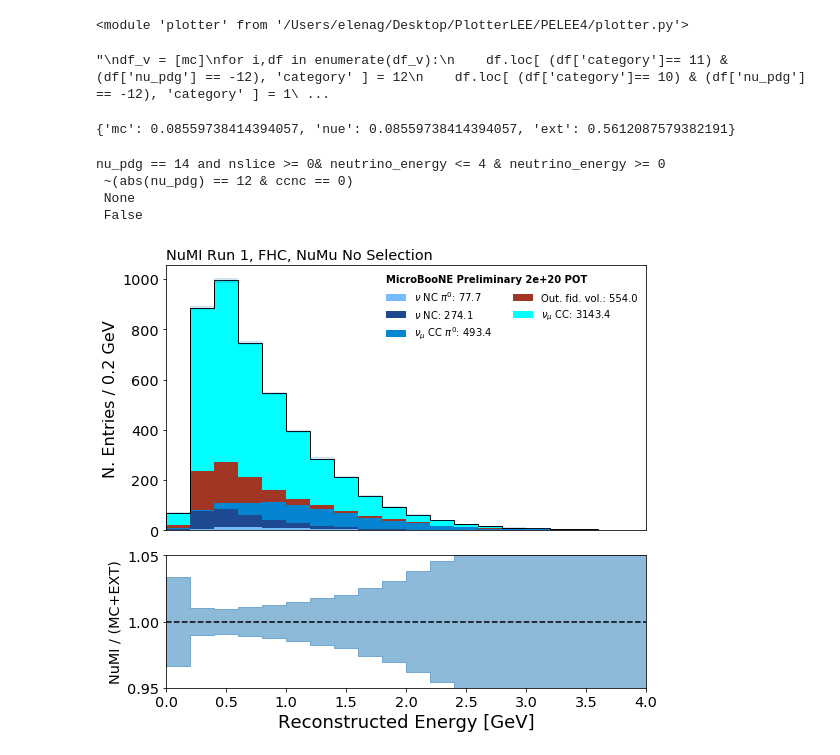
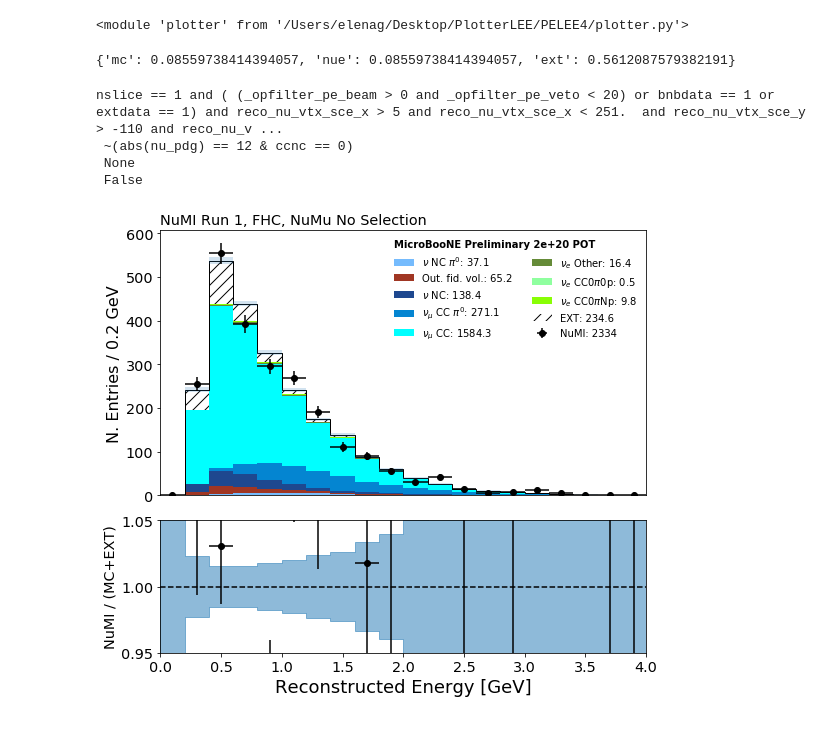
Before and after one commit to ubneutrinos/PELEE, a Jupyter notebook: PlotterNuMI_NuMu.ipynb, the cells around one changed output. Saved outputs shown, nothing was run; the diff lists cells and outputs as text; code cells hidden in the pictures.

```diff
--- a/PlotterNuMI_NuMu.ipynb
+++ b/PlotterNuMI_NuMu.ipynb
@@ -374,16 +378,6 @@ importlib.reload(plotter)
 # %%
 # muon selection
 QUERY = NUMUPRESEL #NUMUSEL #'nslice == 1'
-# %%
-'''
-df_v = [mc]
-for i,df in enumerate(df_v):
-    df.loc[ (df['category']== 11) & (df['nu_pdg'] == -12), 'category' ] = 12
-    df.loc[ (df['category']== 10) & (df['nu_pdg'] == -12), 'category' ] = 1
-    df.loc[ (df['category']== 10) & (df['nu_pdg'] ==  12), 'category' ] = 1
-'''
-# %% [output]
-"\ndf_v = [mc]\nfor i,df in enumerate(df_v):\n    df.loc[ (df['category']== 11) & (df['nu_pdg'] == -12), 'category' ] = 12\n    df.loc[ (df['category']== 10) & (df['nu_pdg'] == -12), 'category' ] = 1\ ...
 # %%
 import plotter
 import importlib
@@ -431,7 +425,8 @@ DIRTSEL += ' and (reco_nu_vtx_sce_x < 3 ) '
 #DIRTSEL = NUMUPRESEL + ' and topological_score < 0.06 '
 
 
-QUERY = "nu_pdg == 14 and nslice >= 0" #DIRTSEL
+QUERY = NUMUSEL + " and n_protons_tot > 0"
+
 import matplotlib.pyplot as plt
 import matplotlib
 
@@ -447,41 +442,43 @@ VARIABLE, BINS, RANGE, XTIT = 'reco_nu_vtx_sce_y',100,(-120,-100),"vtx y [cm]"
 VARIABLE, BINS, RANGE, XTIT = 'reco_nu_vtx_sce_x',100,(0,5),"vtx x [cm]"
 
 VARIABLE, BINS, RANGE, XTIT = 'n_tracks_tot',1,(0,10),"N track "
-VARIABLE, BINS, RANGE, XTIT = 'neutrino_energy',20,(0., 4.0),"Reconstructed Energy [GeV]"
 #VARIABLE, BINS, RANGE, XTIT = 'nu_e',20,(0., 4.0),"True Energy [GeV]"
 #VARIABLE, BINS, RANGE, XTIT = 'nslice',2,(0,2),"nslice [GeV]"
 
+VARIABLE, BINS, RANGE, XTIT ='cosMu_Angle_Numi_target', 10, (-1.,1.), r"muon_Angle_Numi_Theta [GeV]"
+VARIABLE, BINS, RANGE, XTIT ='Q2reco', 28, (-0.5,2.), r"Q2reco [GeV]"
+VARIABLE, BINS, RANGE, XTIT = 'neutrino_energy',20,(0., 4.0),"Reconstructed Energy [GeV]"
 
 fig, ax1, ax2 = my_plotter.plot_variable(
     VARIABLE,
     query= QUERY ,
     #kind="interaction",
     kind="event_category",
     draw_sys  = False,
-    draw_geoSys = False,
-    draw_data = False,
+    draw_geoSys = True,
+    draw_data = True,
     genieweight = "weightSplineTimesTuneTimesPPFX",
     stacksort=3,
     title=XTIT,
     bins=BINS,
     range=RANGE
 )[0:3]
 
 ax1.set_title('NuMI Run 1, NuMu 1eNp -- GENIE + PPFX Only',loc='left')
 ax1.set_title('NuMI Run 1, NuMu Sel -- Stat Only',loc='left')
 
 ax1.set_title('NuMI Run 1, FHC, AntiNuMu No Selection',loc='left')
 ax1.set_title('NuMI Run 1, FHC, NuMu No Selection',loc='left')
 ax2.set_ylim(0.95,1.05)
 
 fig.tight_layout()
-fig.savefig("/Users/elenag/Desktop/PlotterLEE/plots/NearSideband/"+VARIABLE+"_minedge_dirt_run1.pdf")
+#fig.savefig("/Users/elenag/Desktop/PlotterLEE/plots/NearSideband/"+VARIABLE+"_minedge_dirt_run1.pdf")
 # %% [output]
-nu_pdg == 14 and nslice >= 0& neutrino_energy <= 4 & neutrino_energy >= 0
+nslice == 1 and ( (_opfilter_pe_beam > 0 and _opfilter_pe_veto < 20) or bnbdata == 1 or extdata == 1) and reco_nu_vtx_sce_x > 5 and reco_nu_vtx_sce_x < 251.  and reco_nu_vtx_sce_y > -110 and reco_nu_v ...
  ~(abs(nu_pdg) == 12 & ccnc == 0)
  None
  False
-[figure, old version]
+[figure, new version]
 # %%
 QUERY = NUMUSEL + " and n_protons_tot > 0"
 import matplotlib.pyplot as plt
```
Also changed, not shown: parts of 7 cells of this notebook, 6 other files.
